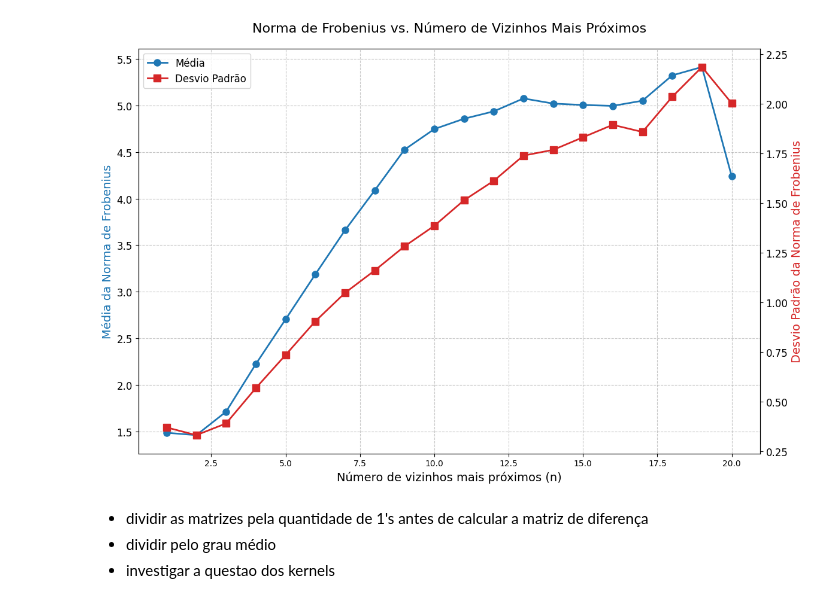
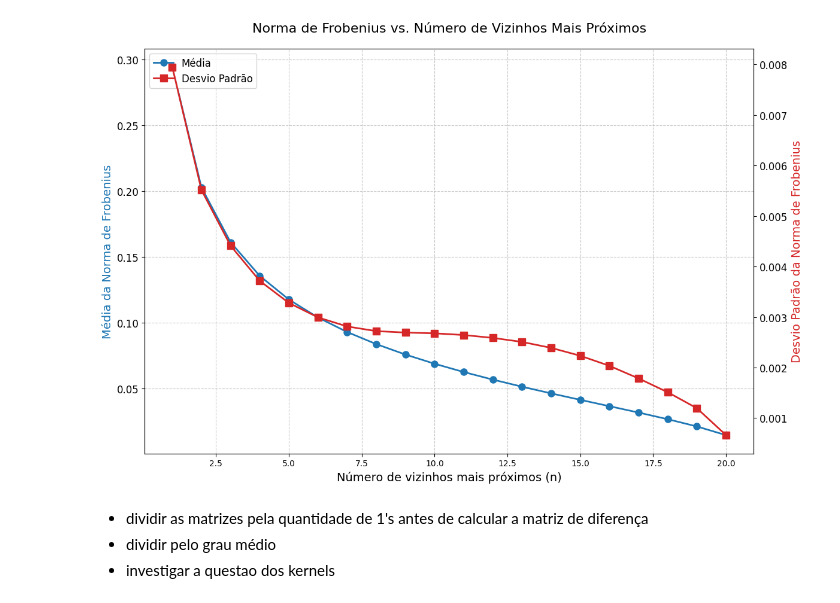
Before and after one commit to CaduRomaniello/NFL-play-classification-GNN, a Jupyter notebook: notebooks/frobenius_plot.ipynb, the cells around one changed output. Saved outputs shown, nothing was run; the diff lists cells and outputs as text; code cells hidden in the pictures.

```diff
--- a/notebooks/frobenius_plot.ipynb
+++ b/notebooks/frobenius_plot.ipynb
@@ -4,7 +4,7 @@ import matplotlib.pyplot as plt
 import numpy as np
 
 # Carregando os dados do CSV
-df = pd.read_csv('../spectral_distance.csv')
+df = pd.read_csv('../non_zero.csv')
 df = df.iloc[:-1]
 
 # Criando a figura e os eixos
@@ -28,35 +28,35 @@ line2 = ax2.plot(df['n'], df['std'], marker='s', linestyle='-',
 ax2.tick_params(axis='y', labelsize=12)
 
 # Adicionando título
 plt.title('Norma de Frobenius vs. Número de Vizinhos Mais Próximos', fontsize=16, pad=20)
 
 # Adicionando legenda combinando os dois gráficos
 lines = line1 + line2
 labels = [l.get_label() for l in lines]
 ax1.legend(lines, labels, loc='upper left', fontsize=12)
 
 # # Adicionando anotações para destacar os valores máximos
 # max_mean_index = df['mean_frobenius_norm'].idxmax()
 # max_mean_n = df.loc[max_mean_index, 'n']
 # max_mean_value = df.loc[max_mean_index, 'mean_frobenius_norm']
 
 # # Anotação para o valor máximo da média
 # ax1.annotate(f'Máximo: {max_mean_value:.2f}',
 #              xy=(max_mean_n, max_mean_value),
 #              xytext=(max_mean_n-3, max_mean_value+10),
 #              arrowprops=dict(facecolor='black', shrink=0.05, width=1.5),
 #              fontsize=12)
 
 # Ajustando o layout para evitar sobreposição
 fig.tight_layout()
 
 # Salvando a figura
-plt.savefig('../results/spectral_distance/frobenius_norm_plot_spectral_distance.png', dpi=300, bbox_inches='tight')
+plt.savefig('../results/non_zero_norm/frobenius_norm_plot_non_zero_norm.png', dpi=300, bbox_inches='tight')
 
 # Exibindo o gráfico
 plt.show()
 # %% [output]
-[figure, old version]
+[figure, new version]
 # %% [markdown]
 - dividir as matrizes pela quantidade de 1's antes de calcular a matriz de diferença
 - dividir pelo grau médio
```
Also changed, not shown: 6 other files.
